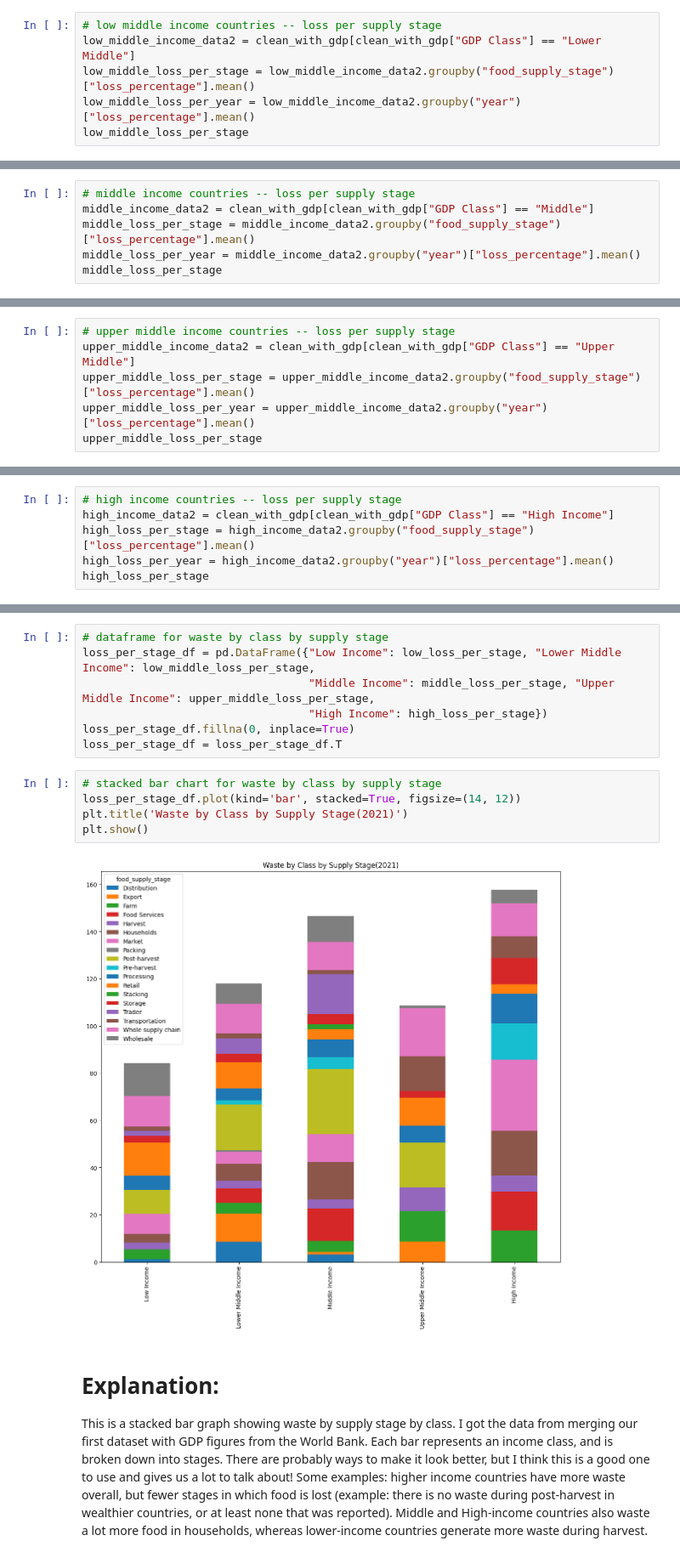
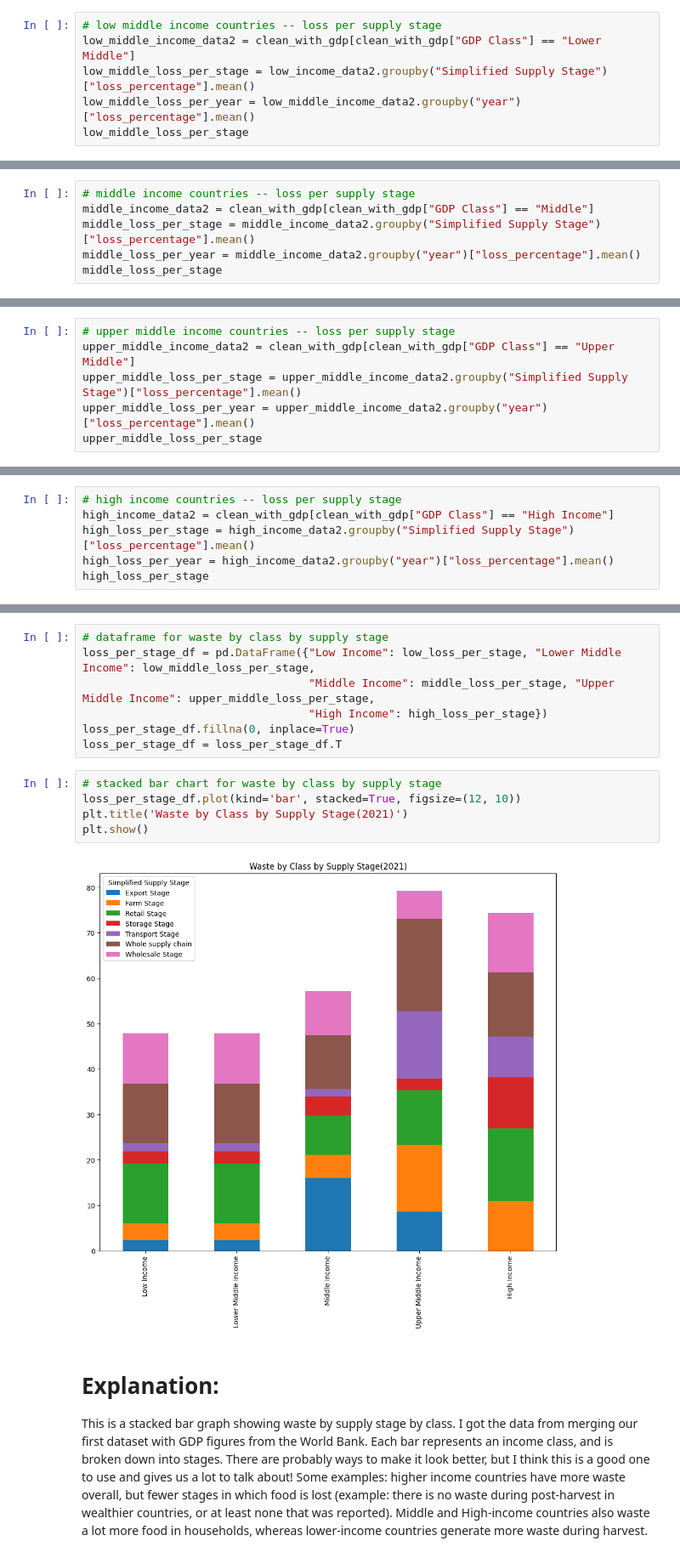
Before and after one commit to alanisrperez/food-waste-patterns, a Jupyter notebook: food-waste-tatyana.ipynb, the cells around one changed output, grey strips where cells are left out. Shown at 85% size. Saved outputs shown, nothing was run; the diff lists cells and outputs as text.

Commit message:
updated bar graph

```diff
--- a/food-waste-tatyana.ipynb
+++ b/food-waste-tatyana.ipynb
@@ -669,7 +663,7 @@ Name: loss_percentage, dtype: float64
 # %%
 # low middle income countries -- loss per supply stage
 low_middle_income_data2 = clean_with_gdp[clean_with_gdp["GDP Class"] == "Lower Middle"]
-low_middle_loss_per_stage = low_middle_income_data2.groupby("food_supply_stage")["loss_percentage"].mean()
+low_middle_loss_per_stage = low_income_data2.groupby("Simplified Supply Stage")["loss_percentage"].mean()
 low_middle_loss_per_year = low_middle_income_data2.groupby("year")["loss_percentage"].mean()
 low_middle_loss_per_stage
 # %% [output]
@@ -695,7 +679,7 @@ Name: loss_percentage, dtype: float64
 # %%
 # middle income countries -- loss per supply stage
 middle_income_data2 = clean_with_gdp[clean_with_gdp["GDP Class"] == "Middle"]
-middle_loss_per_stage = middle_income_data2.groupby("food_supply_stage")["loss_percentage"].mean()
+middle_loss_per_stage = middle_income_data2.groupby("Simplified Supply Stage")["loss_percentage"].mean()
 middle_loss_per_year = middle_income_data2.groupby("year")["loss_percentage"].mean()
 middle_loss_per_stage
 # %% [output]
@@ -721,7 +695,7 @@ Name: loss_percentage, dtype: float64
 # %%
 # upper middle income countries -- loss per supply stage
 upper_middle_income_data2 = clean_with_gdp[clean_with_gdp["GDP Class"] == "Upper Middle"]
-upper_middle_loss_per_stage = upper_middle_income_data2.groupby("food_supply_stage")["loss_percentage"].mean()
+upper_middle_loss_per_stage = upper_middle_income_data2.groupby("Simplified Supply Stage")["loss_percentage"].mean()
 upper_middle_loss_per_year = upper_middle_income_data2.groupby("year")["loss_percentage"].mean()
 upper_middle_loss_per_stage
 # %% [output]
@@ -740,7 +711,7 @@ Name: loss_percentage, dtype: float64
 # %%
 # high income countries -- loss per supply stage
 high_income_data2 = clean_with_gdp[clean_with_gdp["GDP Class"] == "High Income"]
-high_loss_per_stage = high_income_data2.groupby("food_supply_stage")["loss_percentage"].mean()
+high_loss_per_stage = high_income_data2.groupby("Simplified Supply Stage")["loss_percentage"].mean()
 high_loss_per_year = high_income_data2.groupby("year")["loss_percentage"].mean()
 high_loss_per_stage
 # %% [output]
@@ -767,11 +732,11 @@ loss_per_stage_df.fillna(0, inplace=True)
 loss_per_stage_df = loss_per_stage_df.T
 # %%
 # stacked bar chart for waste by class by supply stage
-loss_per_stage_df.plot(kind='bar', stacked=True, figsize=(14, 12))
+loss_per_stage_df.plot(kind='bar', stacked=True, figsize=(12, 10))
 plt.title('Waste by Class by Supply Stage(2021)')
 plt.show()
 # %% [output]
-[figure, old version]
+[figure, new version]
 # %% [markdown]
 # Explanation:
 This is a stacked bar graph showing waste by supply stage by class. I got the data from merging our first dataset with GDP figures from the World Bank. Each bar represents an income class, and is broken down into stages. There are probably ways to make it look better, but I think this is a good one to use and gives us a lot to talk about! Some examples: higher income countries have more waste overall, but fewer stages in which food is lost (example: there is no waste during post-harvest in wealthier countries, or at least none that was reported). Middle and High-income countries also waste a lot more food in households, whereas lower-income countries generate more waste during harvest.
```
Also changed, not shown: parts of 6 cells of this notebook.
